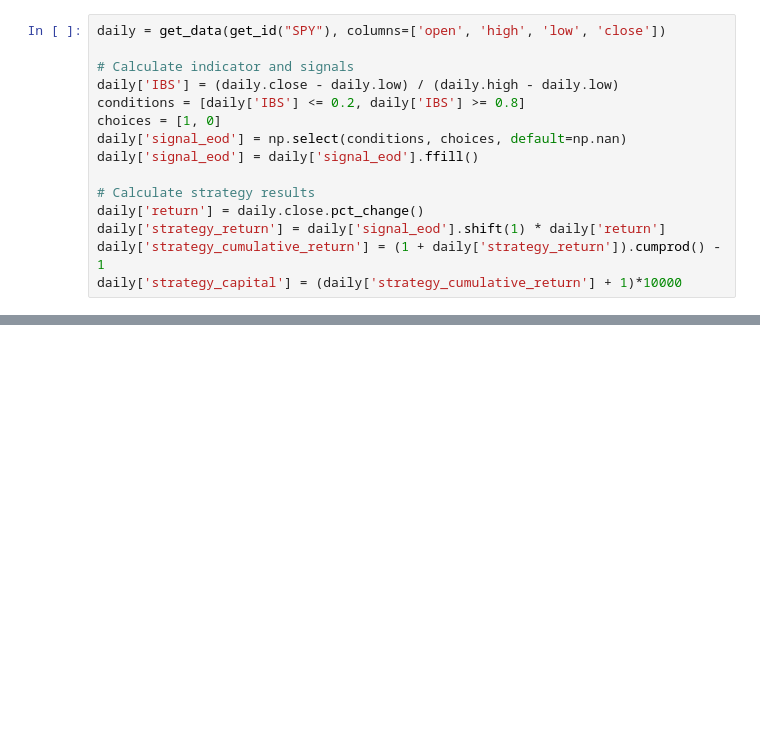
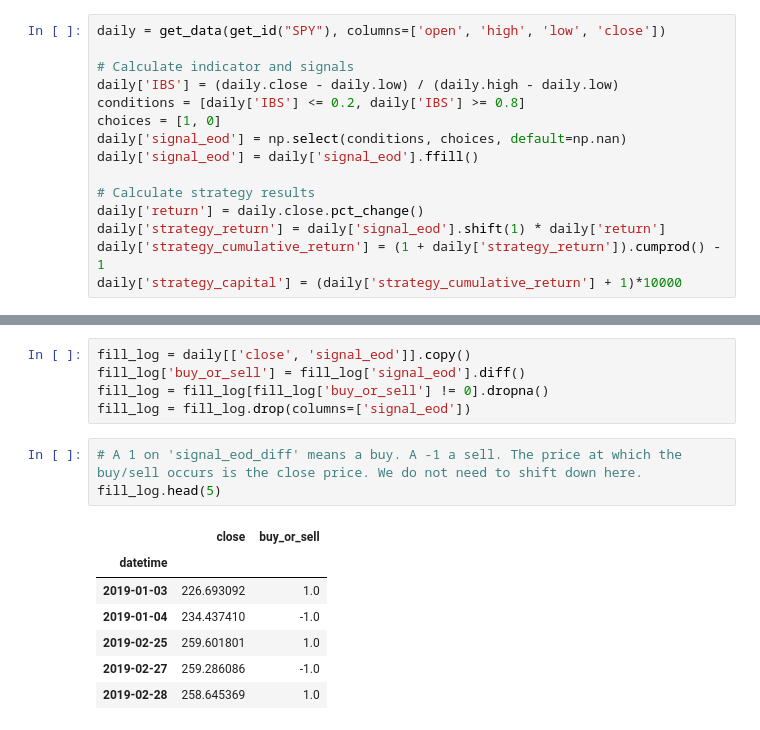
Before and after one commit to shinathan/polygon.io-stock-database, a Jupyter notebook: 13_backtesting.ipynb, the cells around one changed output, grey strips where cells are left out. Cells and saved outputs as stored; diff of their text form; blank space fills up the shorter version.

```diff
--- a/13_backtesting.ipynb
+++ b/13_backtesting.ipynb
@@ -81,0 +174,16 @@ Per-trade statistics
+# %%
+fill_log = daily[['close', 'signal_eod']].copy()
+fill_log['buy_or_sell'] = fill_log['signal_eod'].diff()
+fill_log = fill_log[fill_log['buy_or_sell'] != 0].dropna()
+fill_log = fill_log.drop(columns=['signal_eod'])
+# %%
+# A 1 on 'signal_eod_diff' means a buy. A -1 a sell. The price at which the buy/sell occurs is the close price. We do not need to shift down here.
+fill_log.head(5)
+# %% [output]
+|  | close | buy_or_sell |
+| datetime |  |  |
+| 2019-01-03 | 226.693092 | 1.0 |
+| 2019-01-04 | 234.437410 | -1.0 |
+| 2019-02-25 | 259.601801 | 1.0 |
+| 2019-02-27 | 259.286086 | -1.0 |
+| 2019-02-28 | 258.645369 | 1.0 |
```
Also changed, not shown: parts of 31 cells of this notebook, 1 other file.
